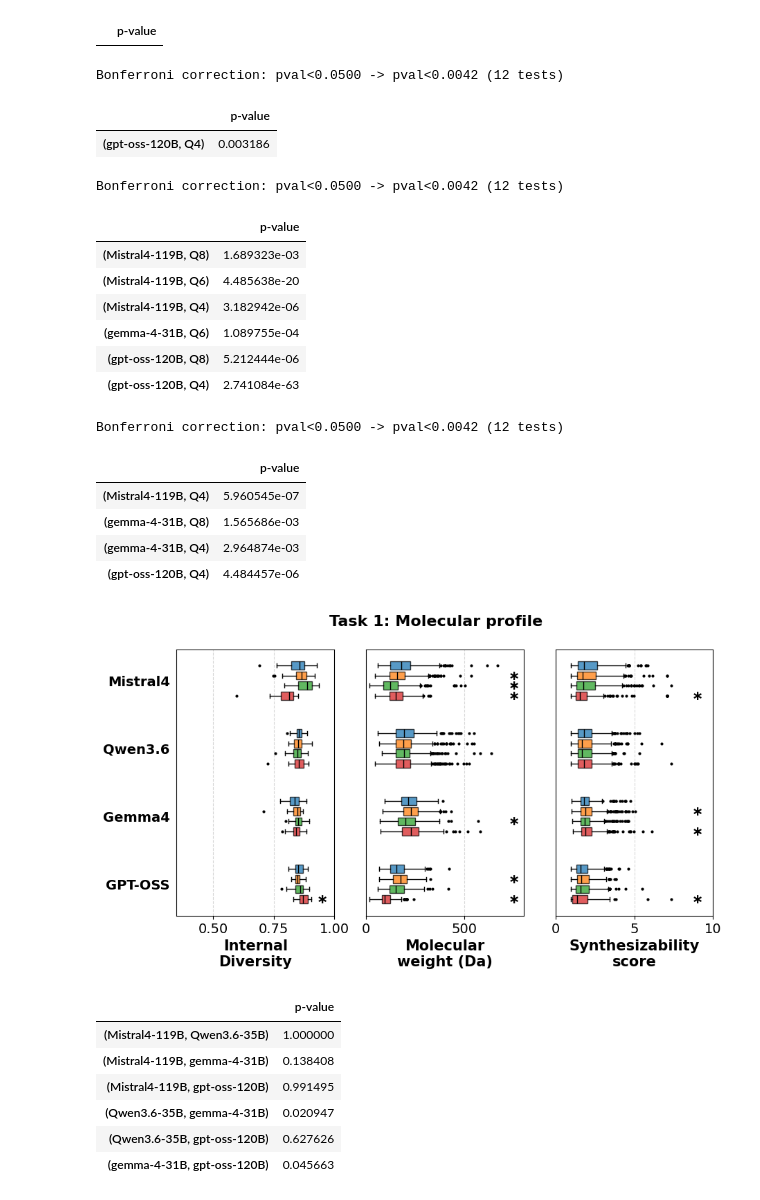
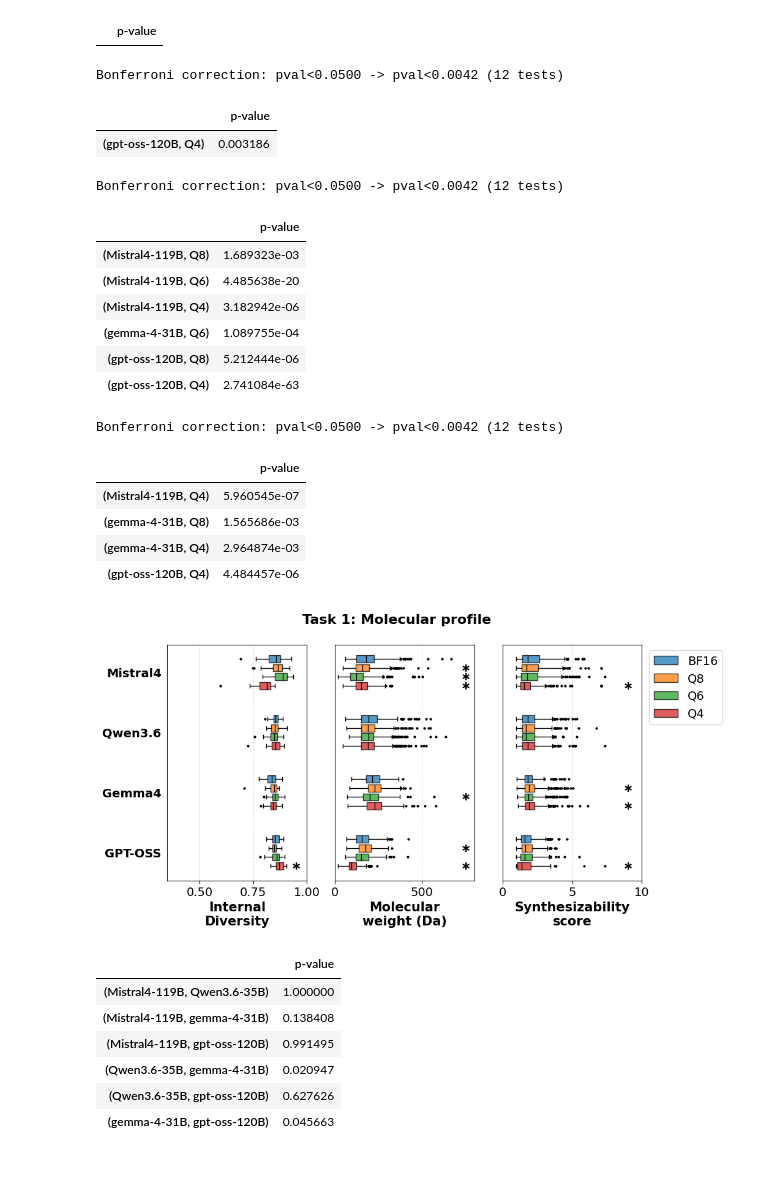
Before and after one commit to cnpem/quantization_LLM_smiles, a Jupyter notebook: src/analise_task2.ipynb, the cells around one changed output. Cells and saved outputs as stored; diff of their text form; code cells hidden in the pictures; blank space fills up the shorter version.

Commit message:
Updated plots

```diff
--- a/src/analise_task2.ipynb
+++ b/src/analise_task2.ipynb
@@ -1658,33 +1666,33 @@ Bonferroni correction: pval<0.0500 -> pval<0.0083 (6 tests)
 # %%
 fig, ax = plt.subplots(1,3, figsize=(10, 5), sharey=True)
 fig.suptitle('Task 1: Molecular profile', fontsize=16, fontweight='bold')
 
 plot_data_hboxplot(df_task1, 'intdiv', ax=ax[0], ylabel='Internal\nDiversity', show_legend=False, xlim=[0.35, 1.00], prompt=None)
 plot_data_hboxplot(df_task1.groupby(['model', 'quantization']).sum()['mw'].reset_index(), 'mw', ax=ax[1], ylabel='Molecular\nweight (Da)', show_legend=False, xlim=[0,800], prompt=None)
-plot_data_hboxplot(df_task1.groupby(['model', 'quantization']).sum()['synthesizability'].reset_index(), 'synthesizability', ax=ax[2], ylabel='Synthesizability\nscore', show_legend=False, xlim=[0,10], prompt=None)
+plot_data_hboxplot(df_task1.groupby(['model', 'quantization']).sum()['synthesizability'].reset_index(), 'synthesizability', ax=ax[2], ylabel='Synthesizability\nscore', show_legend=True, xlim=[0,10], prompt=None)
 
 annonate_hboxplot(ax[0], df=df_task1, col='intdiv', pval=pval, x=0.95)
 annonate_hboxplot(ax[1], df=df_task1.groupby(['model', 'quantization']).sum()['mw'].reset_index(), col='mw', pval=pval, x=750)
 annonate_hboxplot(ax[2], df=df_task1.groupby(['model', 'quantization']).sum()['synthesizability'].reset_index(), col='synthesizability', pval=pval, x=9)
 # %% [output]
 Bonferroni correction: pval<0.0500 -> pval<0.0042 (12 tests)
 |  | p-value |
 | (gpt-oss-120B, Q4) | 0.003186 |
 Bonferroni correction: pval<0.0500 -> pval<0.0042 (12 tests)
 |  | p-value |
 | (Mistral4-119B, Q8) | 1.689323e-03 |
 | (Mistral4-119B, Q6) | 4.485638e-20 |
 | (Mistral4-119B, Q4) | 3.182942e-06 |
 | (gemma-4-31B, Q6) | 1.089755e-04 |
 | (gpt-oss-120B, Q8) | 5.212444e-06 |
 | (gpt-oss-120B, Q4) | 2.741084e-63 |
 Bonferroni correction: pval<0.0500 -> pval<0.0042 (12 tests)
 |  | p-value |
 | (Mistral4-119B, Q4) | 5.960545e-07 |
 | (gemma-4-31B, Q8) | 1.565686e-03 |
 | (gemma-4-31B, Q4) | 2.964874e-03 |
 | (gpt-oss-120B, Q4) | 4.484457e-06 |
-[figure, old version]
+[figure, new version]
 # %%
 _ = utest_intermodel(df=df_task1, col='intdiv', pval_threshold=pval, show_uncorrected_pval=True)
 # %% [output]
```
Also changed, not shown: parts of 5 cells of this notebook.
